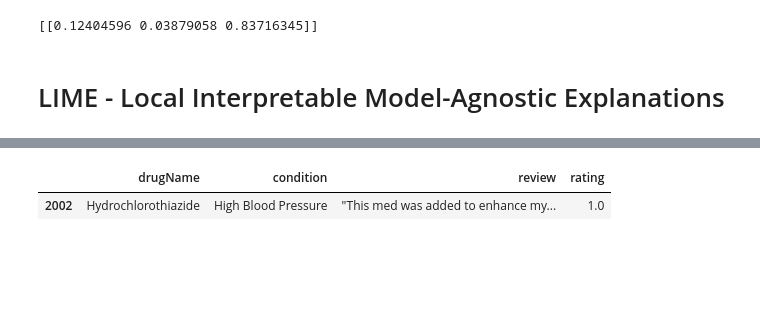
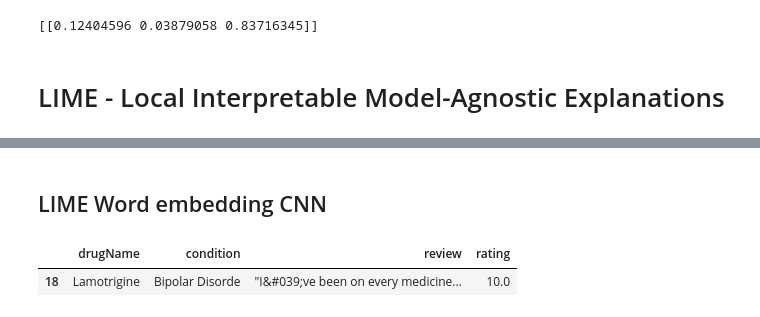
Before and after one commit to htanjore/Text-Analysis-NSS-Capstone, a Jupyter notebook: Drugs_reviews_models_intepretation_lime.ipynb, the cells around one changed output, grey strips where cells are left out. Cells and saved outputs as stored; diff of their text form; code cells hidden in the pictures; blank space fills up the shorter version.

```diff
--- a/Drugs_reviews_models_intepretation_lime.ipynb
+++ b/Drugs_reviews_models_intepretation_lime.ipynb
@@ -21,2 +37,2 @@ warnings.simplefilter(action='ignore', category=FutureWarning)
 # %%
-drugs_model = pd.read_csv('drugs_model2.csv').astype('U')
+drugs_model = pd.read_csv('drugs_model.csv').astype('U')
@@ -53,0 +93,2 @@ explainer = LimeTextExplainer(class_names=['Negative','Neutral','Positive'])
+# %% [markdown]
+## LIME Word embedding CNN
@@ -54,6 +110,7 @@ explainer = LimeTextExplainer(class_names=['Negative','Neutral','Positive'])
 # %%
-drugs_model[['drugName', 'condition','review','rating']].iloc[[2002]]
+drugs_model[['drugName', 'condition','review','rating']].iloc[[18]]
+#sentences[18]
 # %% [output]
 |  | drugName | condition | review | rating |
-| 2002 | Hydrochlorothiazide | High Blood Pressure | "This med was added to enhance my... | 1.0 |
+| 18 | Lamotrigine | Bipolar Disorde | "I&#039;ve been on every medicine... | 10.0 |
 # %%
```
Also changed, not shown: parts of 11 cells of this notebook, 4 other files.
